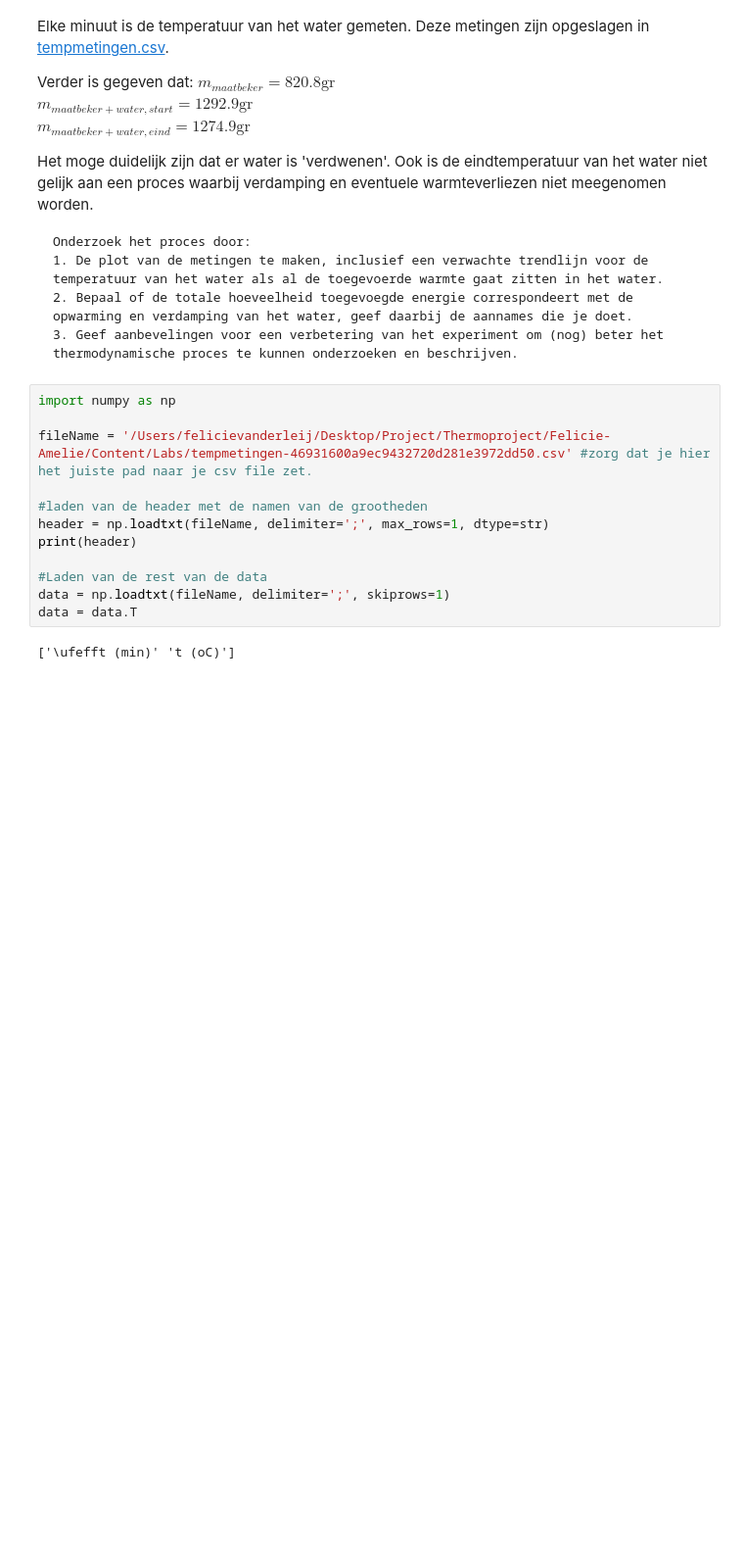
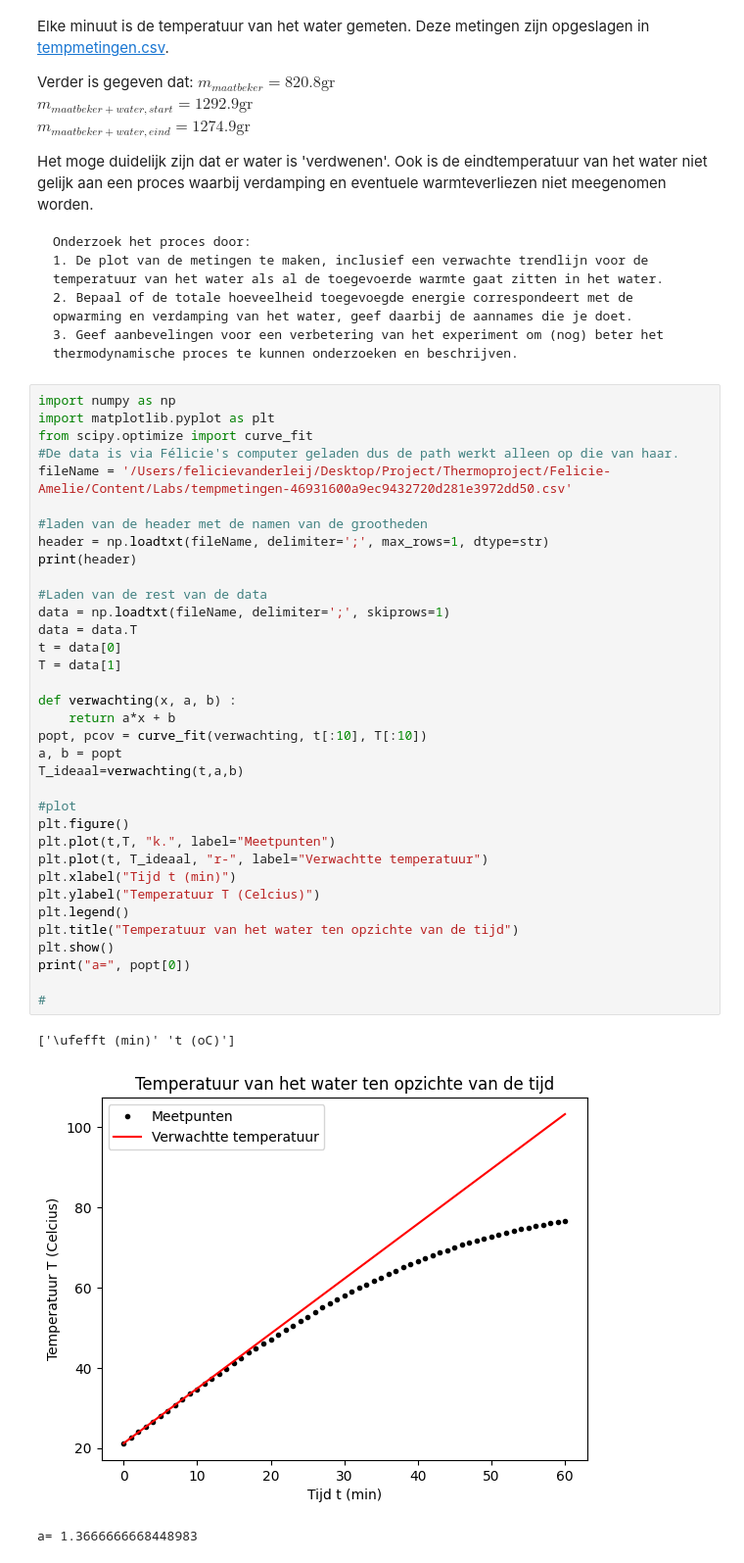
Before and after one commit to felicievdl/Felicie-Amelie, a Jupyter notebook: Content/Labs/Verdamping.ipynb, the cells around one changed output. Shown at 98% size. Cells and saved outputs as stored; diff of their text form; blank space fills up the shorter version.

````diff
--- a/Content/Labs/Verdamping.ipynb
+++ b/Content/Labs/Verdamping.ipynb
@@ -18,15 +18,40 @@ Onderzoek het proces door:
 ```
 # %%
 import numpy as np
-
-fileName = '/Users/felicievanderleij/Desktop/Project/Thermoproject/Felicie-Amelie/Content/Labs/tempmetingen-46931600a9ec9432720d281e3972dd50.csv' #zorg dat je hier het juiste pad naar je csv file zet.
+import matplotlib.pyplot as plt
+from scipy.optimize import curve_fit
+#De data is via Félicie's computer geladen dus de path werkt alleen op die van haar.
+fileName = '/Users/felicievanderleij/Desktop/Project/Thermoproject/Felicie-Amelie/Content/Labs/tempmetingen-46931600a9ec9432720d281e3972dd50.csv'
 
 #laden van de header met de namen van de grootheden
 header = np.loadtxt(fileName, delimiter=';', max_rows=1, dtype=str)
 print(header)
 
 #Laden van de rest van de data
 data = np.loadtxt(fileName, delimiter=';', skiprows=1)
 data = data.T
+t = data[0]
+T = data[1]
+
+def verwachting(x, a, b) :
+    return a*x + b
+popt, pcov = curve_fit(verwachting, t[:10], T[:10])
+a, b = popt
+T_ideaal=verwachting(t,a,b)
+
+#plot
+plt.figure()
+plt.plot(t,T, "k.", label="Meetpunten")
+plt.plot(t, T_ideaal, "r-", label="Verwachtte temperatuur")
+plt.xlabel("Tijd t (min)")
+plt.ylabel("Temperatuur T (Celcius)")
+plt.legend()
+plt.title("Temperatuur van het water ten opzichte van de tijd")
+plt.show()
+print("a=", popt[0])
+
+#
 # %% [output]
 ['\ufefft (min)' 't (oC)']
+[figure, added]
+a= 1.3666666668448983
````
Also changed, not shown: parts of 5 cells of this notebook.
